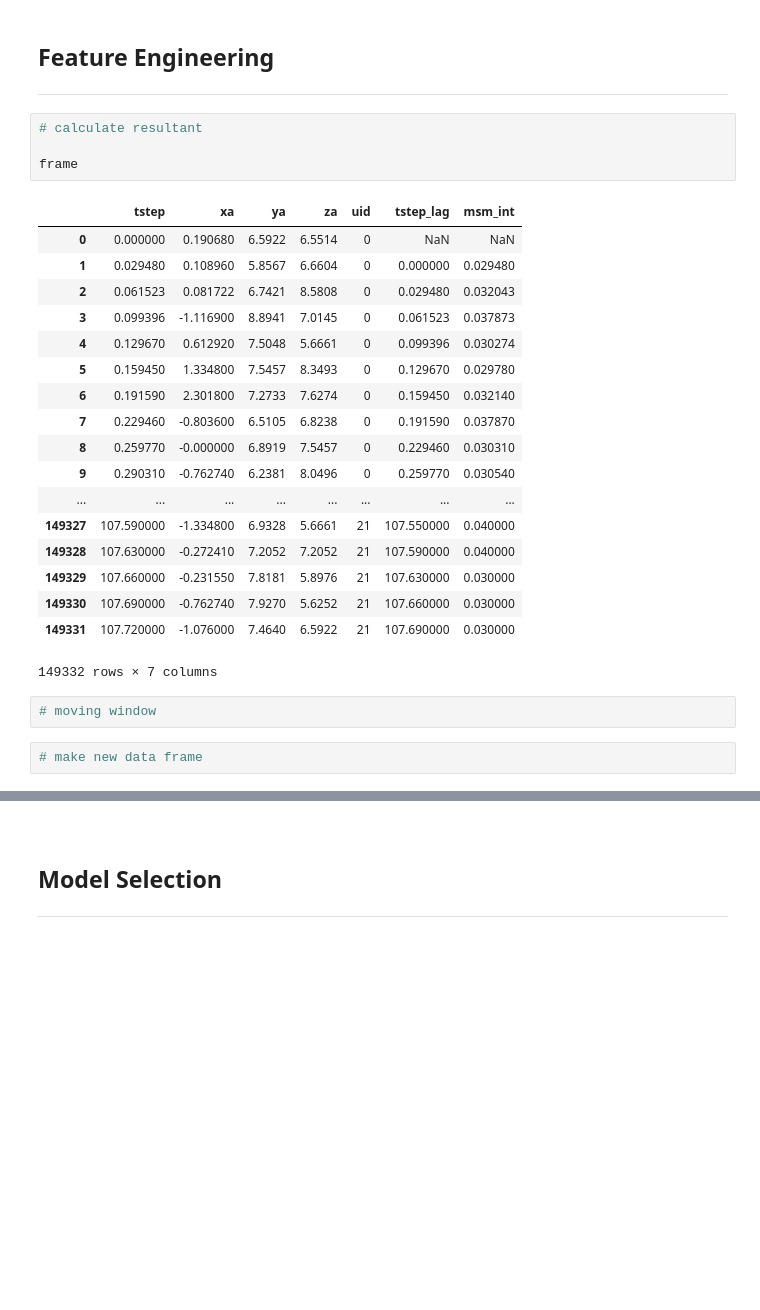
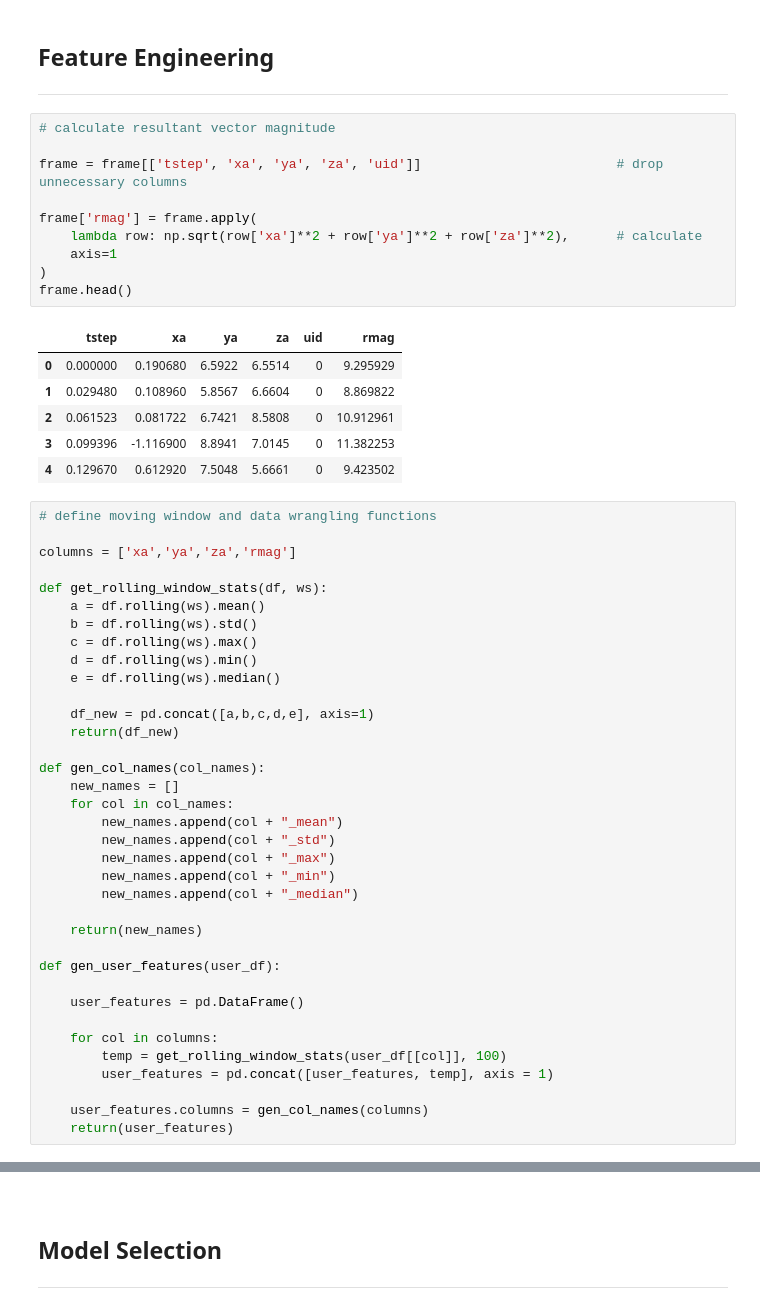
Before and after one commit to charcarr/walking-gate-classifier, a Jupyter notebook: analysis.ipynb, the cells around one changed output, grey strips where cells are left out. Saved outputs shown, nothing was run; the diff lists cells and outputs as text; blank space fills up the shorter version.

```diff
--- a/analysis.ipynb
+++ b/analysis.ipynb
@@ -120,30 +126,56 @@ plot_xyz(frame, 6)
 # %% [markdown]
 ## Feature Engineering
 ---
-# %%
-# calculate resultant
-
-frame
-# %% [output]
-|  | tstep | xa | ya | za | uid | tstep_lag | msm_int |
-| 0 | 0.000000 | 0.190680 | 6.5922 | 6.5514 | 0 | NaN | NaN |
-| 1 | 0.029480 | 0.108960 | 5.8567 | 6.6604 | 0 | 0.000000 | 0.029480 |
-| 2 | 0.061523 | 0.081722 | 6.7421 | 8.5808 | 0 | 0.029480 | 0.032043 |
-| 3 | 0.099396 | -1.116900 | 8.8941 | 7.0145 | 0 | 0.061523 | 0.037873 |
-| 4 | 0.129670 | 0.612920 | 7.5048 | 5.6661 | 0 | 0.099396 | 0.030274 |
-| 5 | 0.159450 | 1.334800 | 7.5457 | 8.3493 | 0 | 0.129670 | 0.029780 |
-| 6 | 0.191590 | 2.301800 | 7.2733 | 7.6274 | 0 | 0.159450 | 0.032140 |
-| 7 | 0.229460 | -0.803600 | 6.5105 | 6.8238 | 0 | 0.191590 | 0.037870 |
-| 8 | 0.259770 | -0.000000 | 6.8919 | 7.5457 | 0 | 0.229460 | 0.030310 |
-| 9 | 0.290310 | -0.762740 | 6.2381 | 8.0496 | 0 | 0.259770 | 0.030540 |
-| ... | ... | ... | ... | ... | ... | ... | ... |
-| 149327 | 107.590000 | -1.334800 | 6.9328 | 5.6661 | 21 | 107.550000 | 0.040000 |
-| 149328 | 107.630000 | -0.272410 | 7.2052 | 7.2052 | 21 | 107.590000 | 0.040000 |
-| 149329 | 107.660000 | -0.231550 | 7.8181 | 5.8976 | 21 | 107.630000 | 0.030000 |
-| 149330 | 107.690000 | -0.762740 | 7.9270 | 5.6252 | 21 | 107.660000 | 0.030000 |
-| 149331 | 107.720000 | -1.076000 | 7.4640 | 6.5922 | 21 | 107.690000 | 0.030000 |
-149332 rows × 7 columns
-# %%
-# moving window
-# %%
-# make new data frame
+# %%
+# calculate resultant vector magnitude
+
+frame = frame[['tstep', 'xa', 'ya', 'za', 'uid']]                         # drop unnecessary columns
+
+frame['rmag'] = frame.apply(
+    lambda row: np.sqrt(row['xa']**2 + row['ya']**2 + row['za']**2),      # calculate
+    axis=1
+)
+frame.head()
+# %% [output]
+|  | tstep | xa | ya | za | uid | rmag |
+| 0 | 0.000000 | 0.190680 | 6.5922 | 6.5514 | 0 | 9.295929 |
+| 1 | 0.029480 | 0.108960 | 5.8567 | 6.6604 | 0 | 8.869822 |
+| 2 | 0.061523 | 0.081722 | 6.7421 | 8.5808 | 0 | 10.912961 |
+| 3 | 0.099396 | -1.116900 | 8.8941 | 7.0145 | 0 | 11.382253 |
+| 4 | 0.129670 | 0.612920 | 7.5048 | 5.6661 | 0 | 9.423502 |
+# %%
+# define moving window and data wrangling functions
+
+columns = ['xa','ya','za','rmag']
+
+def get_rolling_window_stats(df, ws):
+    a = df.rolling(ws).mean()
+    b = df.rolling(ws).std()
+    c = df.rolling(ws).max()
+    d = df.rolling(ws).min()
+    e = df.rolling(ws).median()
+
+    df_new = pd.concat([a,b,c,d,e], axis=1)
+    return(df_new)
+
+def gen_col_names(col_names):
+    new_names = []
+    for col in col_names:
+        new_names.append(col + "_mean")
+        new_names.append(col + "_std")
+        new_names.append(col + "_max")
+        new_names.append(col + "_min")
+        new_names.append(col + "_median")
+
+    return(new_names)
+
+def gen_user_features(user_df):
+
+    user_features = pd.DataFrame()
+
+    for col in columns:
+        temp = get_rolling_window_stats(user_df[[col]], 100)
+        user_features = pd.concat([user_features, temp], axis = 1)
+
+    user_features.columns = gen_col_names(columns)
+    return(user_features)
```
Also changed, not shown: parts of 12 cells of this notebook.
